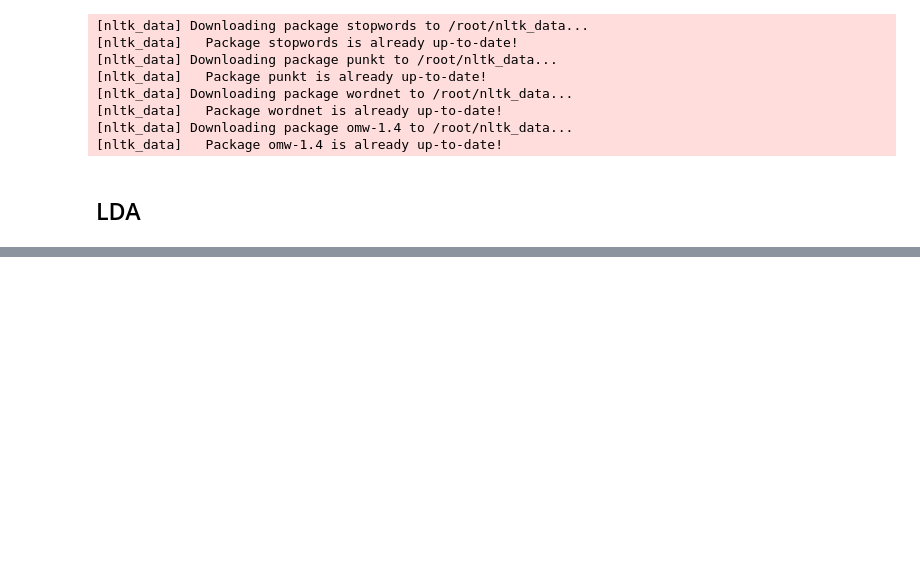
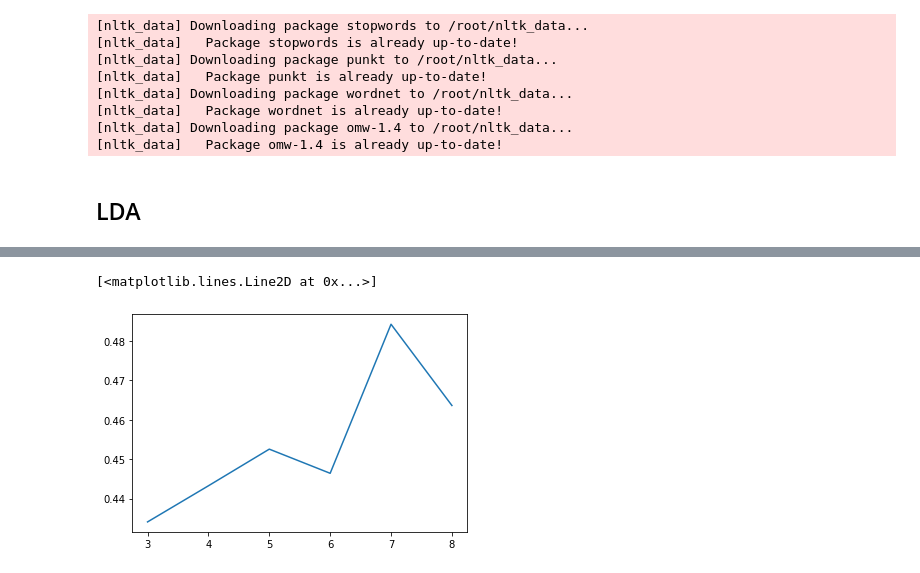
Before and after one commit to Niccolo-Rocchi/Text-Mining-Project, a Jupyter notebook: Topic Modeling/LDA.ipynb, the cells around one changed output, grey strips where cells are left out. Saved outputs shown, nothing was run; the diff lists cells and outputs as text; code cells hidden in the pictures; blank space fills up the shorter version.

```diff
--- a/Topic Modeling/LDA.ipynb
+++ b/Topic Modeling/LDA.ipynb
@@ -113,10 +113,9 @@ bow_corpus = [dictionary.doc2bow(doc) for doc in reviews]
 ## LDA
 # %%
 # Get best LDA according to highest coherence based on number of topics
-def get_best_LDA():
-  best_coherence = 0
-  best_lda_model = 0
-  for num_topics in [2,4,6,8]:
+def get_topic_coherence(topic_num: list):
+  coherence = []
+  for num_topics in topic_num:
     lda_model = gensim.models.LdaModel(corpus = bow_corpus,
                                         id2word = dictionary,
                                         num_topics = num_topics,
@@ -128,8 +127,5 @@ def get_best_LDA():
                                         eta = "auto",
                                         per_word_topics = True)
     coherence_model_lda = CoherenceModel(model=lda_model, texts=reviews, dictionary=dictionary, coherence='c_v')
-    coherence_lda = coherence_model_lda.get_coherence()
-    if coherence_lda > best_coherence:
-      best_coherence = coherence_lda
-      best_lda_model = lda_model
-  return best_lda_model
+    coherence = coherence + [coherence_model_lda.get_coherence()]
+  return coherence
@@ -145,0 +132,8 @@ WARNING:gensim.models.ldamodel:updated prior not positive
+# %%
+topic_num = [3, 4, 5, 6, 7, 8]
+coherence = get_topic_coherence(topic_num = topic_num)
+# %%
+plt.plot(topic_num, coherence)
+# %% [output]
+[<matplotlib.lines.Line2D at 0x...>]
+[figure, added]
```
Also changed, not shown: parts of 10 cells of this notebook, 2 other files.
